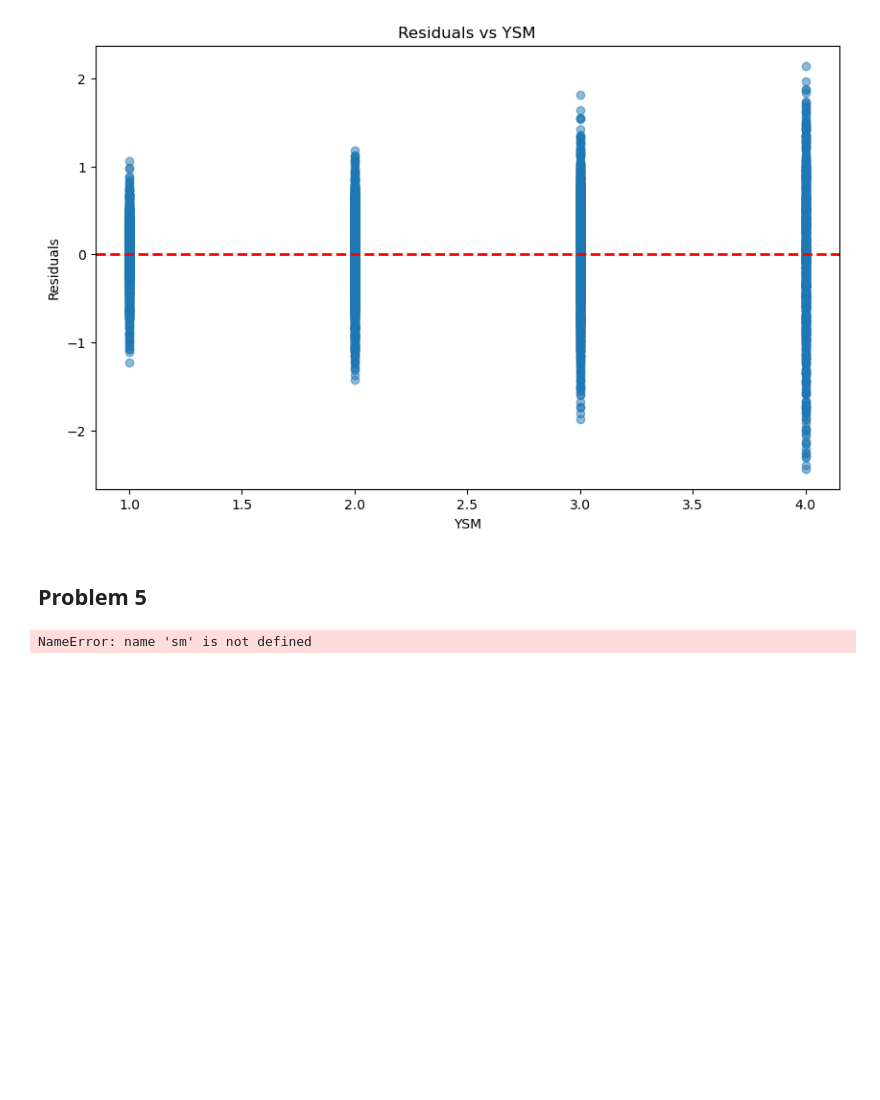
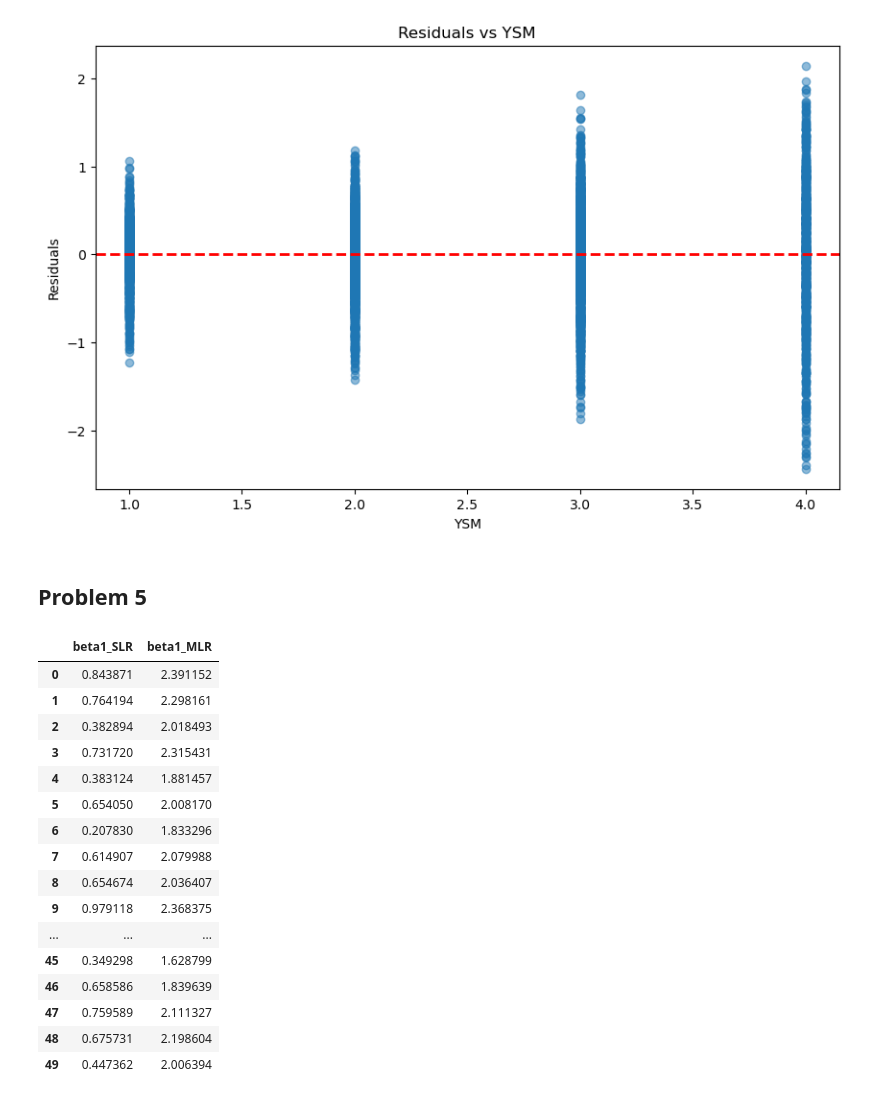
Before and after one commit to Rawlpluks/Afleveringer, a Jupyter notebook: A2/A2.ipynb, the cells around one changed output. Saved outputs shown, nothing was run; the diff lists cells and outputs as text; code cells hidden in the pictures; blank space fills up the shorter version.

```diff
--- a/A2/A2.ipynb
+++ b/A2/A2.ipynb
@@ -260,16 +244,17 @@ import numpy as np
 import pandas as pd
 import matplotlib.pyplot as plt
 from scipy.stats import norm
-#import mymlr as mlr
+import mymlr as mlr
+import statsmodels.api  as sm
 
 def simulate():
 
 	## Step 1. Definer parameterværdier
 	n = 1000
 	rho = 0.5
-	beta0 = 2
-	beta1 = 3
-	beta2 =-1
+	beta0 = 1
+	beta1 = 2
+	beta2 = -3
 
 	# Step 2. Simular data
 	x1 = np.random.normal(loc=25, scale=5, size=n) # Trækker x1 fra normalfordeling
@@ -295,7 +280,7 @@ def simulate():
 	return beta1_SLR, beta1_MLR
 
 
-def monte_carlo(reps=1000):
+def monte_carlo(reps=50):
 	np.random.seed(0) # Sæt seed så vi får samme tilfældige resultater hver gang
 	SLR_results = [] # Liste til at gemme beta1 resultater fra SLR
 	MLR_results = [] # Liste til at gemme beta1 resultater fra MLR
@@ -310,5 +295,22 @@ def monte_carlo(reps=1000):
 	return results
 # %%
 results = monte_carlo()
+results
 # %% [output]
-NameError: name 'sm' is not defined
+|  | beta1_SLR | beta1_MLR |
+| 0 | 0.843871 | 2.391152 |
+| 1 | 0.764194 | 2.298161 |
+| 2 | 0.382894 | 2.018493 |
+| 3 | 0.731720 | 2.315431 |
+| 4 | 0.383124 | 1.881457 |
+| 5 | 0.654050 | 2.008170 |
+| 6 | 0.207830 | 1.833296 |
+| 7 | 0.614907 | 2.079988 |
+| 8 | 0.654674 | 2.036407 |
+| 9 | 0.979118 | 2.368375 |
+| ... | ... | ... |
+| 45 | 0.349298 | 1.628799 |
+| 46 | 0.658586 | 1.839639 |
+| 47 | 0.759589 | 2.111327 |
+| 48 | 0.675731 | 2.198604 |
+| 49 | 0.447362 | 2.006394 |
```
Also changed, not shown: parts of 9 cells of this notebook.
